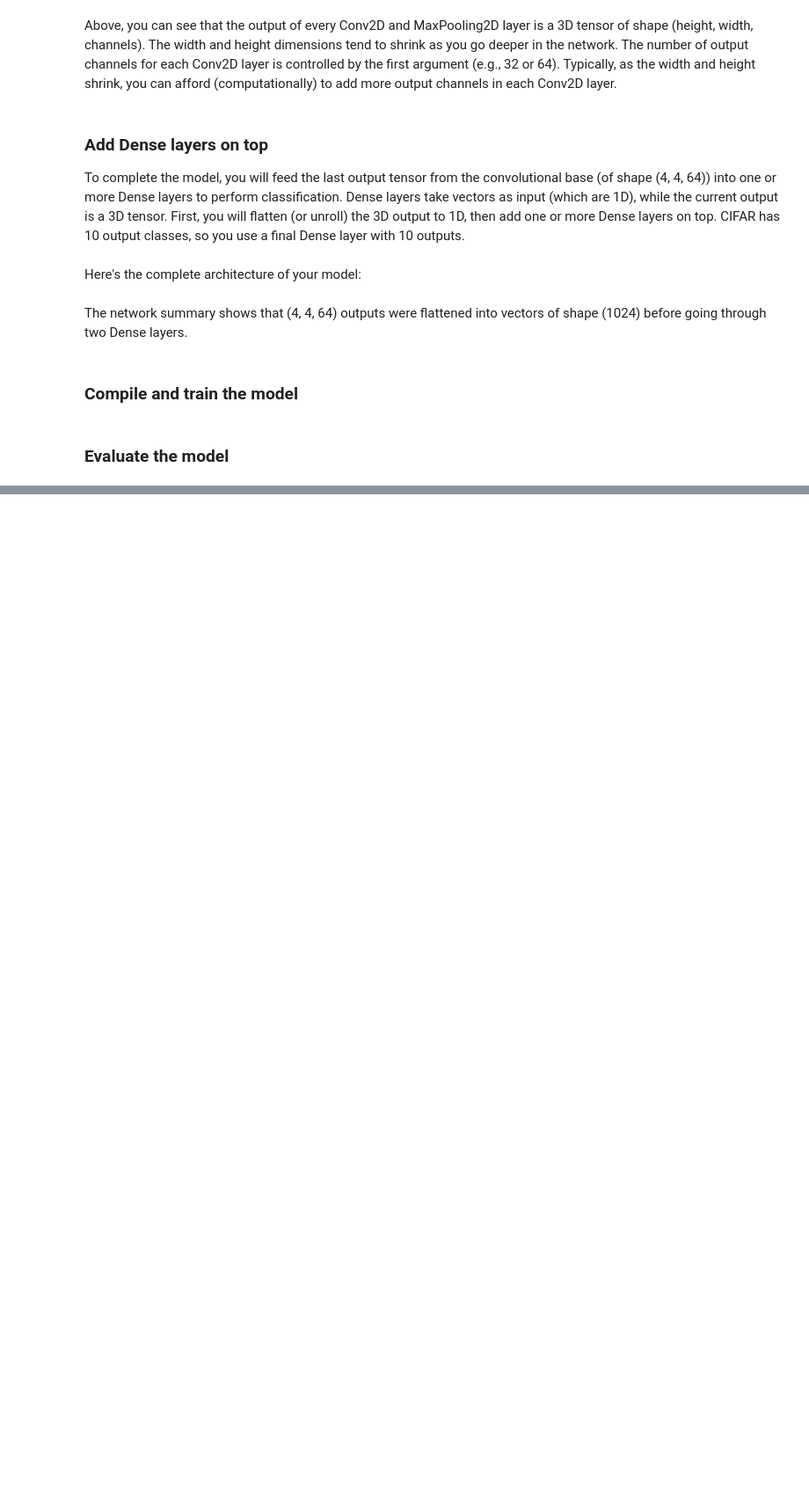
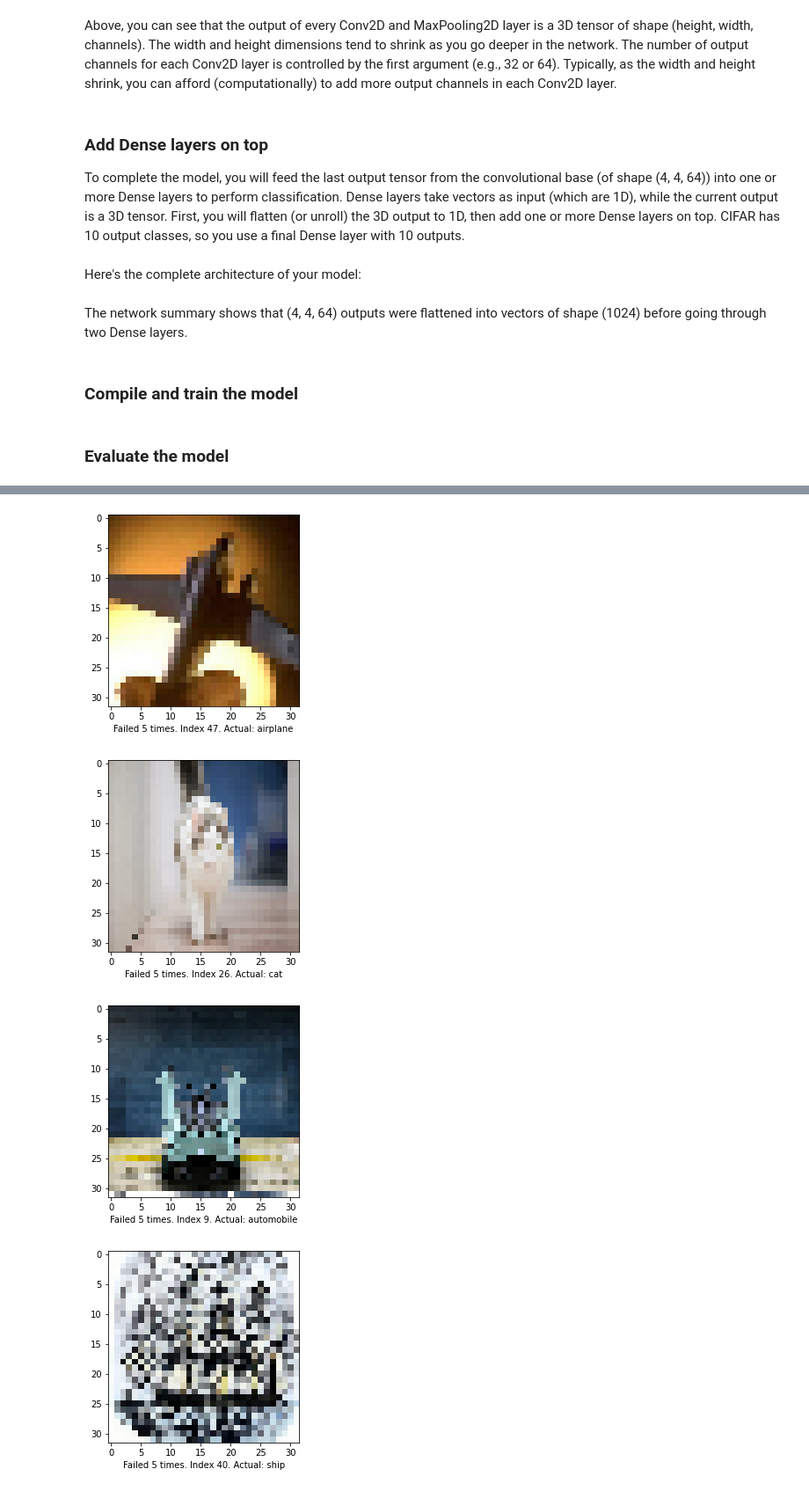
Before and after one commit to TuyenVo104/ee104, a Jupyter notebook: lab8/cnn.ipynb, the cells around one changed output, grey strips where cells are left out. Shown at 88% size. Saved outputs shown, nothing was run; the diff lists cells and outputs as text; code cells hidden in the pictures; blank space fills up the shorter version.

```diff
--- a/lab8/cnn.ipynb
+++ b/lab8/cnn.ipynb
@@ -67,8 +74,8 @@ The CIFAR10 dataset contains 60,000 color images in 10 classes, with 6,000 image
 # pickle.dump((test_images,test_labels),outfile)
 # outfile.close()
 # %%
-(train_images, train_labels) = pickle.load(open("Train Data",'rb'))
-(test_images, test_labels) = pickle.load(open("Test Data",'rb'))
+(train_images, train_labels) = pickle.load(open(module_path+"/Train Data",'rb'))
+(test_images, test_labels) = pickle.load(open(module_path+"/Test Data",'rb'))
 # %% [markdown]
 ### Verify the data
 
@@ -407,0 +122,2 @@ Epoch 1/300
+# %%
+trained_models = [ models.load_model(model,model_dir=module_path+"/models",train_dataset=(train_images,train_labels),test_dataset=(test_images,test_labels),batch_size=256) for model in const.MODELS]
@@ -407,0 +130,5 @@ Epoch 1/300
+# %%
+for category in const.CLASS_NAMES:
+    !mkdir /tmp/.keras/datasets/$category
+dataset.save_images()
+test_dataset = dataset.load_images()
@@ -407,0 +154,9 @@ Epoch 1/300
+# %%
+failed_indices = []
+for model,index in zip(trained_models,range(0,len(trained_models))):
+    predictions = models.evaluate_model(model,test_dataset,show="none")
+    failed_mask = ([test_dataset[1] != [np.argmax(row) for row in predictions]][0])
+    print(f"{const.MODELS[index]} Accuracy: "+str((~failed_mask).astype(int).sum()/len(failed_mask)))
+    failed_indices.append([const.MODELS[index],*failed_mask])
+df = pd.DataFrame(failed_indices)
+df.rename(columns={0:"Model"})
@@ -407,0 +176,12 @@ Epoch 1/300
+# %%
+sorted_failures = df.iloc[:,1:].astype(int).sum().sort_values(ascending=False)
+for index,times_failed in sorted_failures.iteritems():
+  if (times_failed >3):
+    plt.imshow(test_dataset[0][index-1])
+    plt.xlabel(f"Failed {times_failed} times. Index {index-1}. Actual: {const.CLASS_NAMES[test_dataset[1][index-1]]}")
+    plt.show()
+# %% [output]
+[figure, added]
+[figure, added]
+[figure, added]
+[figure, added]
```
Also changed, not shown: parts of 21 cells of this notebook, 17 other files.
